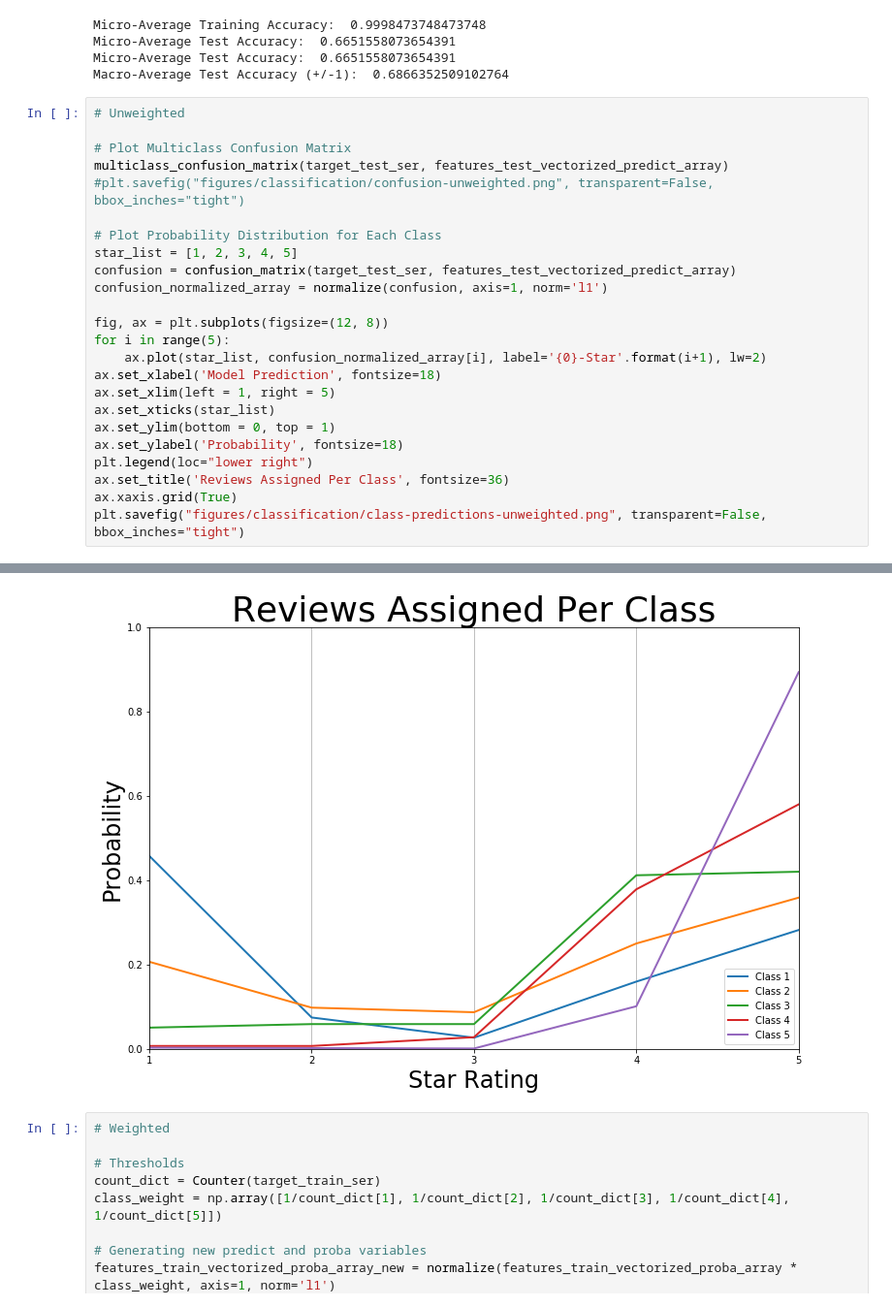
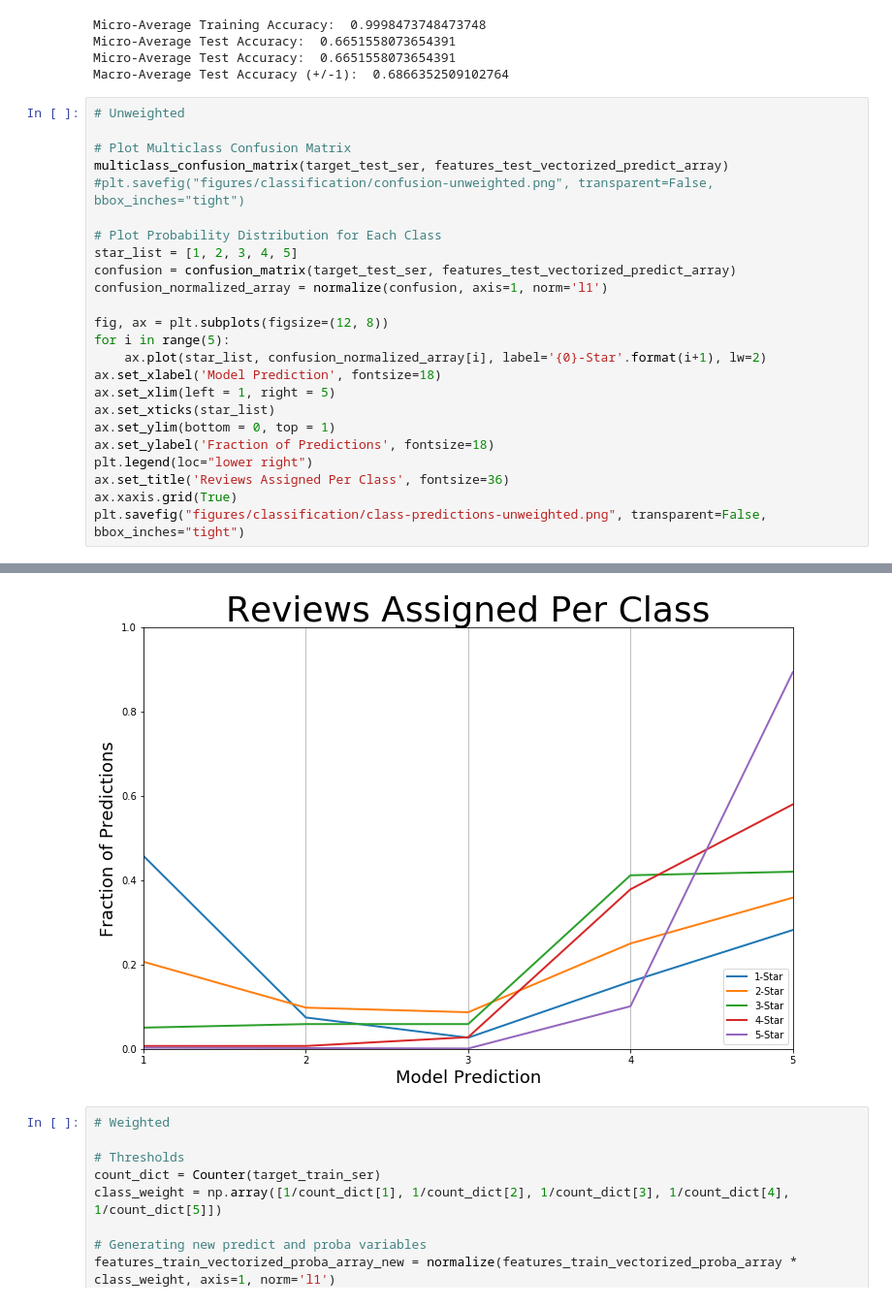
Before and after one commit to harrisonized/Analyzing_Yelp_Reviews_for_Climbing_Gyms, a Jupyter notebook: yelp/classifying-reviews.ipynb, the cells around one changed output, grey strips where cells are left out. Shown at 97% size. Drawn from its saved outputs; the diff is of its cells as text.

Commit message:
regenerated an image

```diff
--- a/yelp/classifying-reviews.ipynb
+++ b/yelp/classifying-reviews.ipynb
@@ -309,30 +309,30 @@ Macro-Average Test Accuracy (+/-1):  0.6866352509102764
 # %%
 # Unweighted
 
 # Plot Multiclass Confusion Matrix
 multiclass_confusion_matrix(target_test_ser, features_test_vectorized_predict_array)
 #plt.savefig("figures/classification/confusion-unweighted.png", transparent=False, bbox_inches="tight")
 
 # Plot Probability Distribution for Each Class
 star_list = [1, 2, 3, 4, 5]
 confusion = confusion_matrix(target_test_ser, features_test_vectorized_predict_array)
 confusion_normalized_array = normalize(confusion, axis=1, norm='l1')
 
 fig, ax = plt.subplots(figsize=(12, 8))
 for i in range(5):
     ax.plot(star_list, confusion_normalized_array[i], label='{0}-Star'.format(i+1), lw=2)
 ax.set_xlabel('Model Prediction', fontsize=18)
 ax.set_xlim(left = 1, right = 5)
 ax.set_xticks(star_list)
 ax.set_ylim(bottom = 0, top = 1)
-ax.set_ylabel('Probability', fontsize=18)
+ax.set_ylabel('Fraction of Predictions', fontsize=18)
 plt.legend(loc="lower right")
 ax.set_title('Reviews Assigned Per Class', fontsize=36)
 ax.xaxis.grid(True)
 plt.savefig("figures/classification/class-predictions-unweighted.png", transparent=False, bbox_inches="tight")
 # %% [output]
 [figure]
-[figure, old version]
+[figure, new version]
 # %%
 # Weighted
 
```
Also changed, not shown: parts of 1 cell of this notebook, 1 other file.
